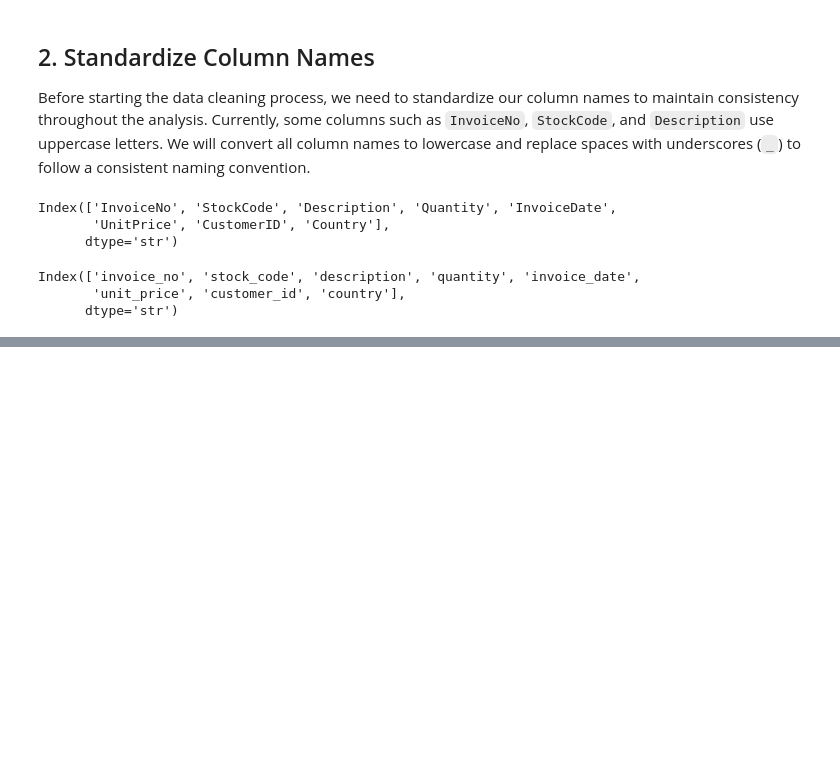
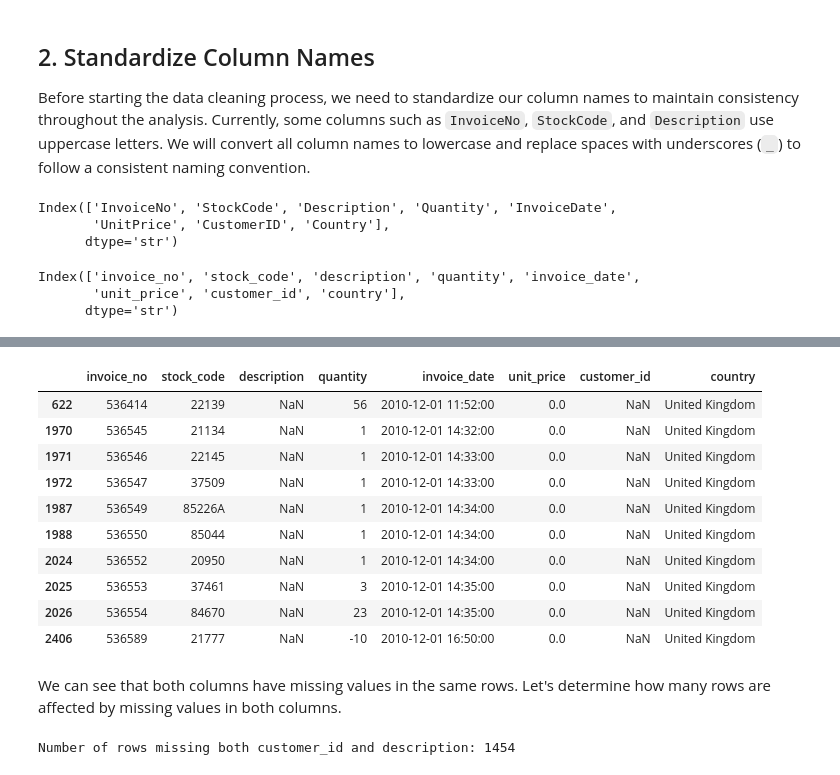
Before and after one commit to Lyvinthai/Retail_Sales_Data_Analytics, a Jupyter notebook: noteboook/cleaning.ipynb, the cells around one changed output, grey strips where cells are left out. Cells and saved outputs as stored; diff of their text form; code cells hidden in the pictures; blank space fills up the shorter version.

```diff
--- a/noteboook/cleaning.ipynb
+++ b/noteboook/cleaning.ipynb
@@ -99,0 +213,30 @@ Index(['invoice_no', 'stock_code', 'description', 'quantity', 'invoice_date',
+# %%
+# check if both missing the same row
+missing_both_value = df[df[['customer_id', 'description']].isnull().all(axis=1)]
+
+# view the dataset
+missing_both_value.head(10)
+# %% [output]
+|  | invoice_no | stock_code | description | quantity | invoice_date | unit_price | customer_id | country |
+| 622 | 536414 | 22139 | NaN | 56 | 2010-12-01 11:52:00 | 0.0 | NaN | United Kingdom |
+| 1970 | 536545 | 21134 | NaN | 1 | 2010-12-01 14:32:00 | 0.0 | NaN | United Kingdom |
+| 1971 | 536546 | 22145 | NaN | 1 | 2010-12-01 14:33:00 | 0.0 | NaN | United Kingdom |
+| 1972 | 536547 | 37509 | NaN | 1 | 2010-12-01 14:33:00 | 0.0 | NaN | United Kingdom |
+| 1987 | 536549 | 85226A | NaN | 1 | 2010-12-01 14:34:00 | 0.0 | NaN | United Kingdom |
+| 1988 | 536550 | 85044 | NaN | 1 | 2010-12-01 14:34:00 | 0.0 | NaN | United Kingdom |
+| 2024 | 536552 | 20950 | NaN | 1 | 2010-12-01 14:34:00 | 0.0 | NaN | United Kingdom |
+| 2025 | 536553 | 37461 | NaN | 3 | 2010-12-01 14:35:00 | 0.0 | NaN | United Kingdom |
+| 2026 | 536554 | 84670 | NaN | 23 | 2010-12-01 14:35:00 | 0.0 | NaN | United Kingdom |
+| 2406 | 536589 | 21777 | NaN | -10 | 2010-12-01 16:50:00 | 0.0 | NaN | United Kingdom |
+# %% [markdown]
+We can see that both columns have missing values in the same rows. Let's determine how many rows are affected by missing values in both columns.
+# %%
+# filter for rows where both columns are missing
+missing_both = df[df['customer_id'].isnull() & df['description'].isnull()]
+
+# total count of affected rows
+affected_rows_count = missing_both.shape[0]
+
+print(f"Number of rows missing both customer_id and description: {affected_rows_count}")
+# %% [output]
+Number of rows missing both customer_id and description: 1454
```
Also changed, not shown: parts of 15 cells of this notebook.
